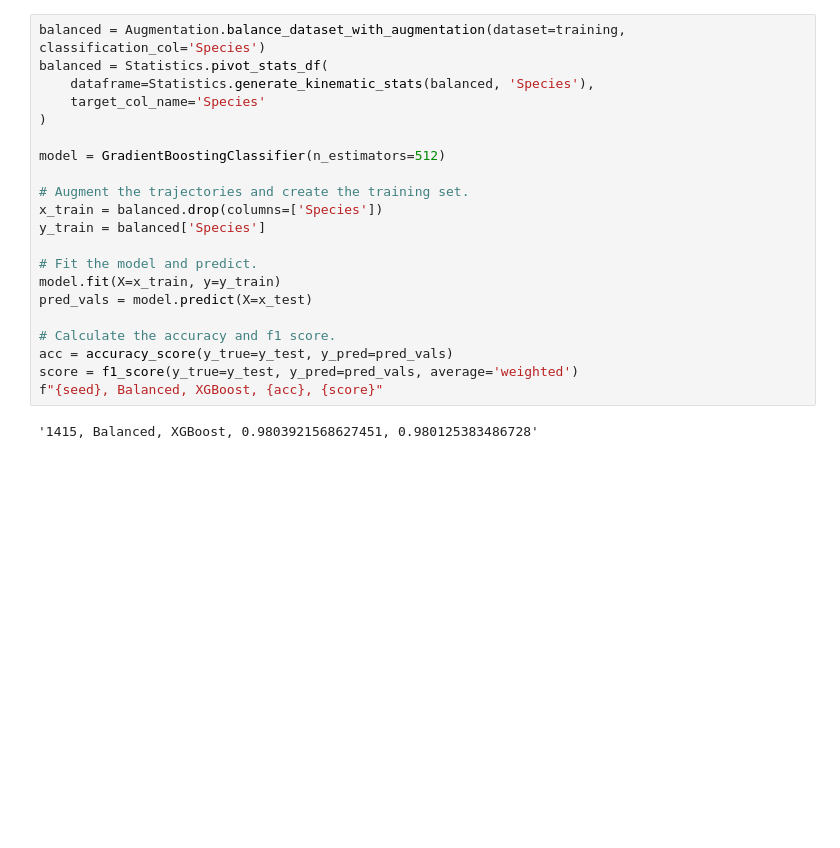
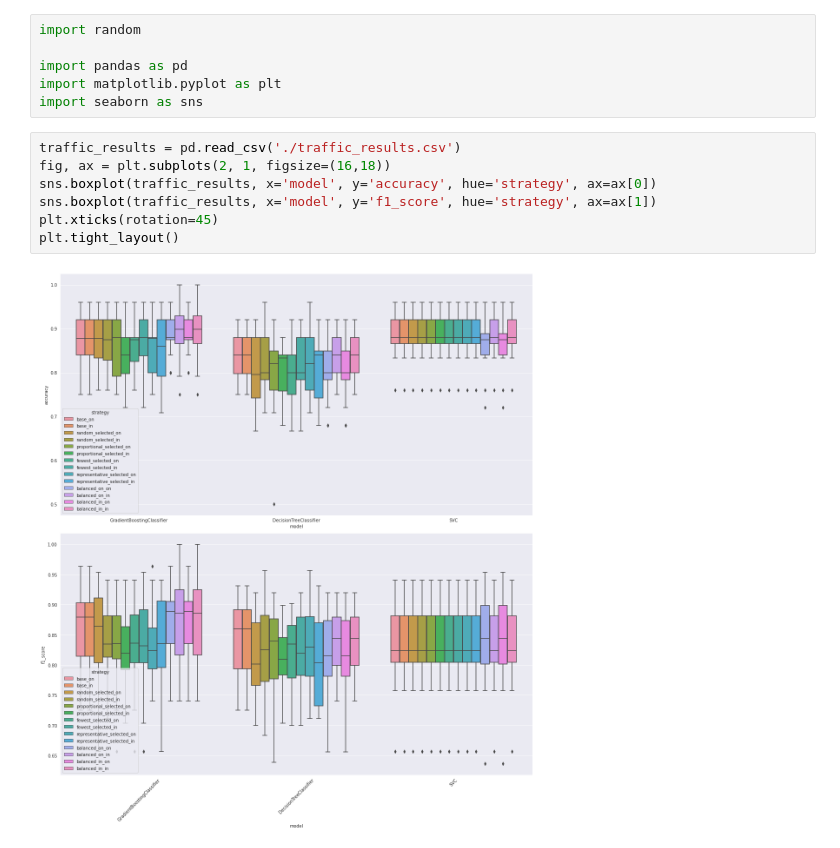
Before and after one commit to YakshHaranwala/AugmenTRAJ, a Jupyter notebook: Notebooks/Dev-Testing.ipynb, the cells around one changed output. Cells and saved outputs as stored; diff of their text form; blank space fills up the shorter version.

Commit message:
Boxplots done.

```diff
--- a/Notebooks/Dev-Testing.ipynb
+++ b/Notebooks/Dev-Testing.ipynb
@@ -72,23 +1,15 @@ Wall time: 3.22 s
-# %%
-balanced = Augmentation.balance_dataset_with_augmentation(dataset=training, classification_col='Species')
-balanced = Statistics.pivot_stats_df(
-    dataframe=Statistics.generate_kinematic_stats(balanced, 'Species'),
-    target_col_name='Species'
-)
-
-model = GradientBoostingClassifier(n_estimators=512)
-
-# Augment the trajectories and create the training set.
-x_train = balanced.drop(columns=['Species'])
-y_train = balanced['Species']
-
-# Fit the model and predict.
-model.fit(X=x_train, y=y_train)
-pred_vals = model.predict(X=x_test)
-
-# Calculate the accuracy and f1 score.
-acc = accuracy_score(y_true=y_test, y_pred=pred_vals)
-score = f1_score(y_true=y_test, y_pred=pred_vals, average='weighted')
-f"{seed}, Balanced, XGBoost, {acc}, {score}"
-# %% [output]
-'1415, Balanced, XGBoost, 0.9803921568627451, 0.980125383486728'
+# %%
+import random
+
+import pandas as pd
+import matplotlib.pyplot as plt
+import seaborn as sns
+# %%
+traffic_results = pd.read_csv('./traffic_results.csv')
+fig, ax = plt.subplots(2, 1, figsize=(16,18))
+sns.boxplot(traffic_results, x='model', y='accuracy', hue='strategy', ax=ax[0])
+sns.boxplot(traffic_results, x='model', y='f1_score', hue='strategy', ax=ax[1])
+plt.xticks(rotation=45)
+plt.tight_layout()
+# %% [output]
+[figure, added]
```
Also changed, not shown: parts of 5 cells of this notebook.
